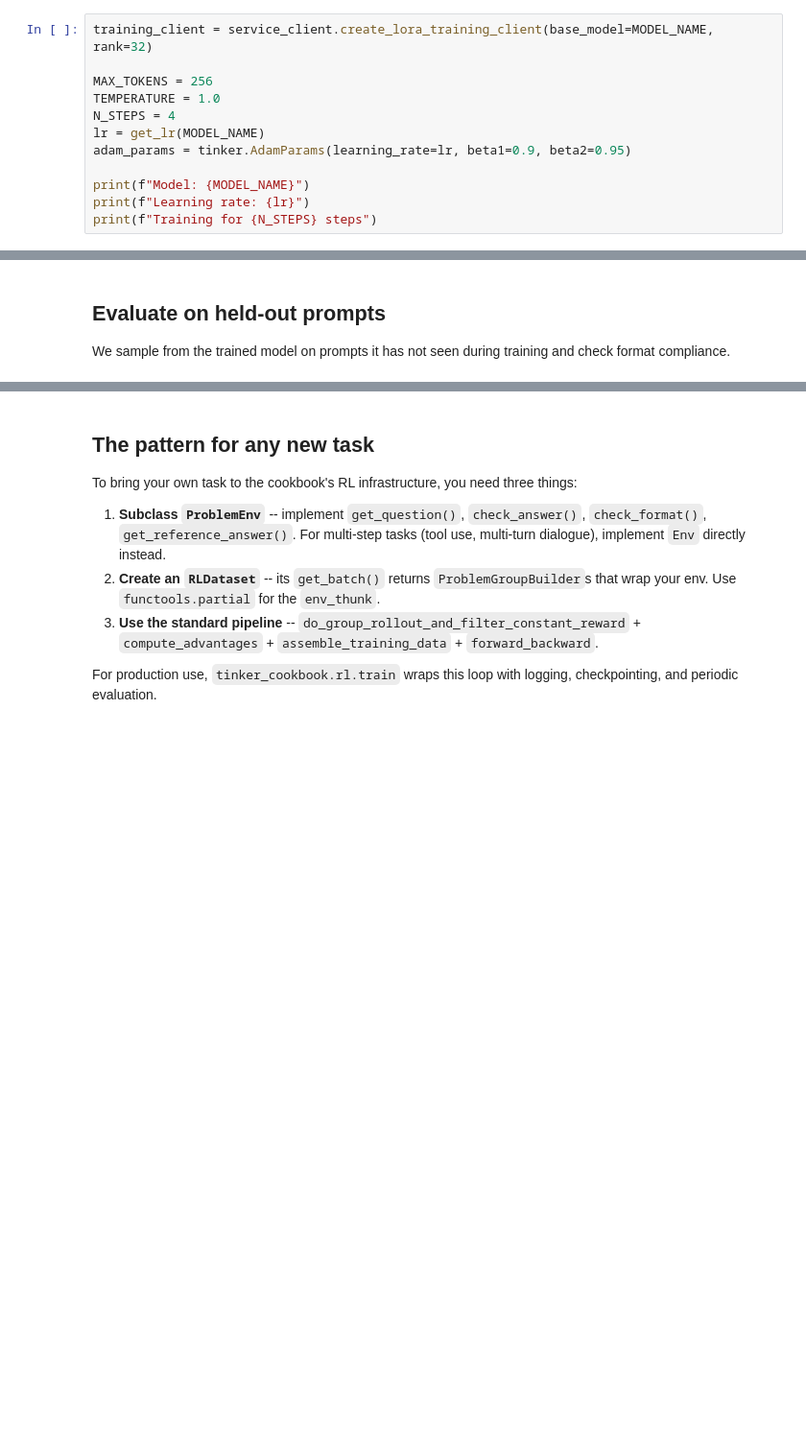
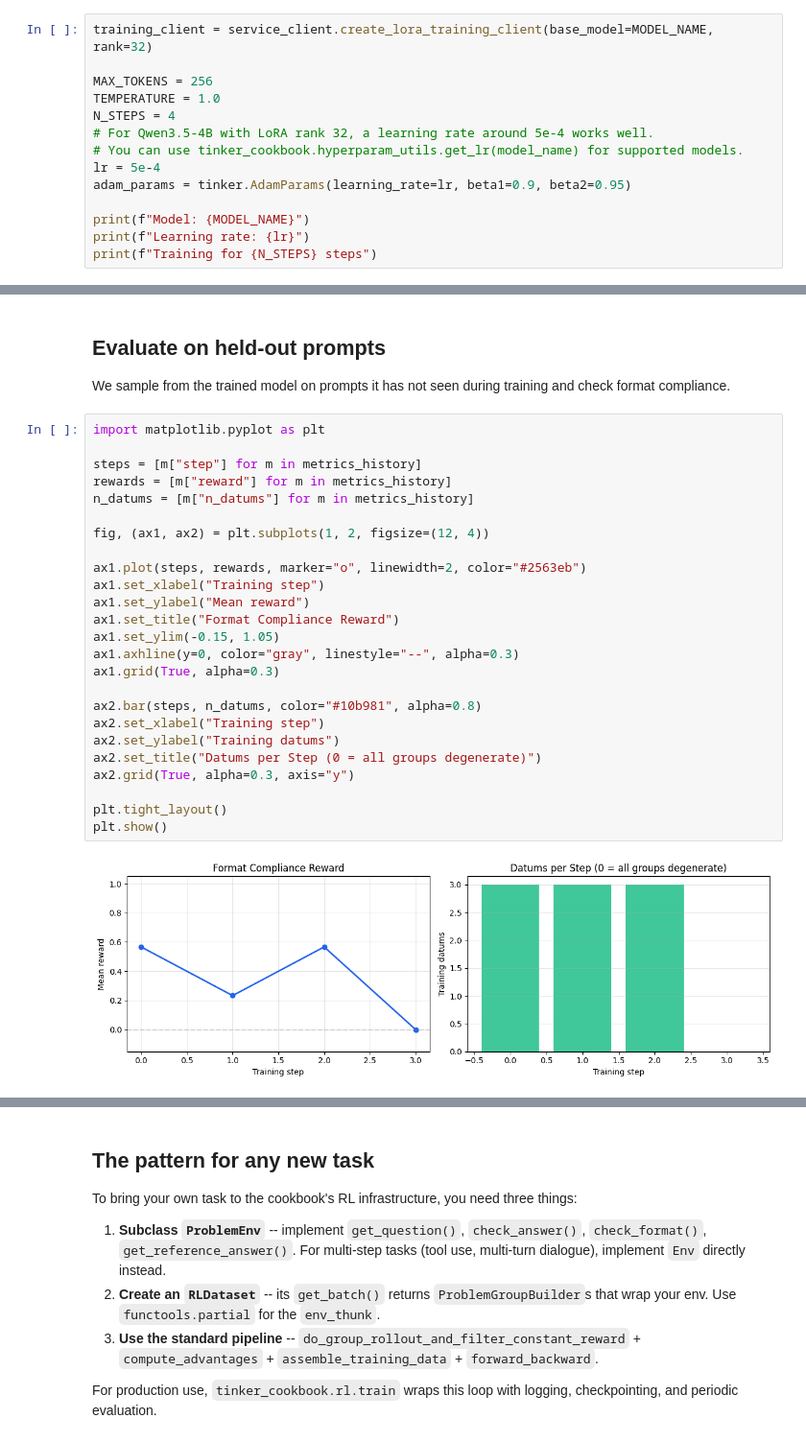
Before and after one commit to thinking-machines-lab/tinker-cookbook, a Jupyter notebook: tutorials/06_custom_env.ipynb, the cells around one changed output, grey strips where cells are left out. Shown at 96% size. Drawn from its saved outputs; the diff is of its cells as text; blank space fills up the shorter version.

```diff
--- a/tutorials/06_custom_env.ipynb
+++ b/tutorials/06_custom_env.ipynb
@@ -245,7 +250,9 @@ training_client = service_client.create_lora_training_client(base_model=MODEL_NA
 MAX_TOKENS = 256
 TEMPERATURE = 1.0
 N_STEPS = 4
-lr = get_lr(MODEL_NAME)
+# For Qwen3.5-4B with LoRA rank 32, a learning rate around 5e-4 works well.
+# You can use tinker_cookbook.hyperparam_utils.get_lr(model_name) for supported models.
+lr = 5e-4
 adam_params = tinker.AdamParams(learning_rate=lr, beta1=0.9, beta2=0.95)
 
 print(f"Model: {MODEL_NAME}")
@@ -325,6 +332,33 @@ Step  3 | reward: 0.233 | groups: 1/2 | datums: 3
 ## Evaluate on held-out prompts
 
 We sample from the trained model on prompts it has not seen during training and check format compliance.
+# %%
+import matplotlib.pyplot as plt
+
+steps = [m["step"] for m in metrics_history]
+rewards = [m["reward"] for m in metrics_history]
+n_datums = [m["n_datums"] for m in metrics_history]
+
+fig, (ax1, ax2) = plt.subplots(1, 2, figsize=(12, 4))
+
+ax1.plot(steps, rewards, marker="o", linewidth=2, color="#2563eb")
+ax1.set_xlabel("Training step")
+ax1.set_ylabel("Mean reward")
+ax1.set_title("Format Compliance Reward")
+ax1.set_ylim(-0.15, 1.05)
+ax1.axhline(y=0, color="gray", linestyle="--", alpha=0.3)
+ax1.grid(True, alpha=0.3)
+
+ax2.bar(steps, n_datums, color="#10b981", alpha=0.8)
+ax2.set_xlabel("Training step")
+ax2.set_ylabel("Training datums")
+ax2.set_title("Datums per Step (0 = all groups degenerate)")
+ax2.grid(True, alpha=0.3, axis="y")
+
+plt.tight_layout()
+plt.show()
+# %% [output]
+[figure, added]
 # %%
 eval_client = training_client.save_weights_and_get_sampling_client(name="format-env-final")
 
```
Also changed, not shown: parts of 4 cells of this notebook, 5 other files.
